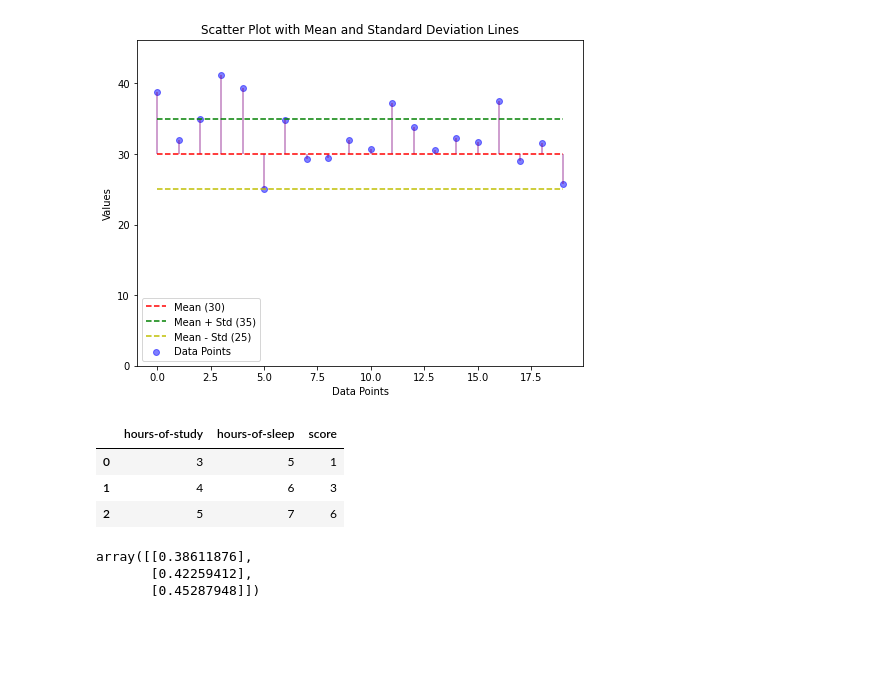
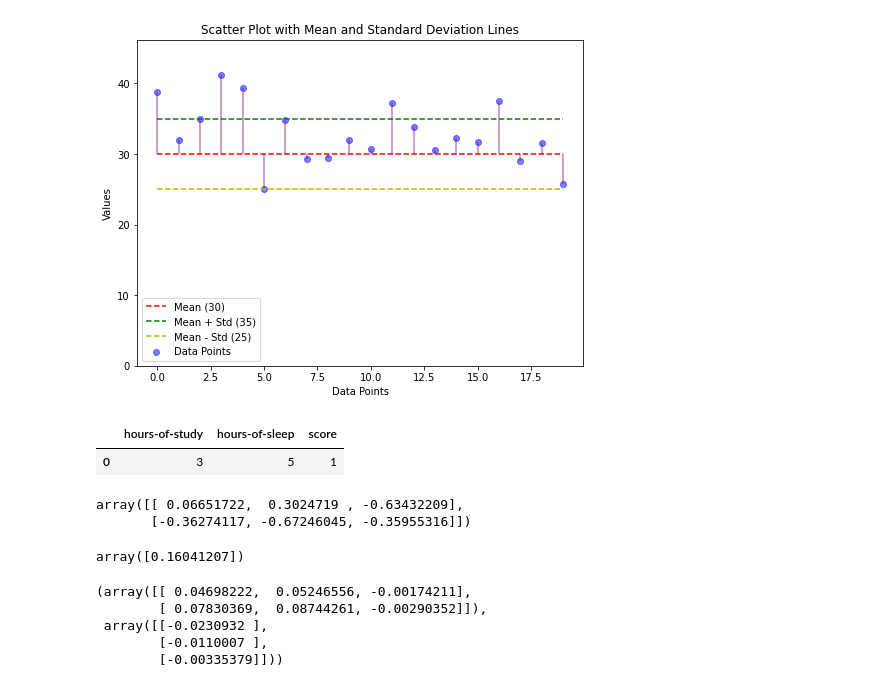
Before and after one commit to mnobeidat13/LISRC-Data-Science, a Jupyter notebook: Untitled.ipynb, the cells around one changed output. Drawn from its saved outputs; the diff is of its cells as text; code cells hidden in the pictures; blank space fills up the shorter version.

```diff
--- a/Untitled.ipynb
+++ b/Untitled.ipynb
@@ -99,24 +120,36 @@ class Neural_Network(object):
 # %%
 import pandas as pd
 
-x = [[3, 5],
-     [4, 6],
-     [5, 7]]
+x = np.array([[3, 5],
+     # [4, 6],
+     # [5, 7]
+     ])
 
-y = [1, 3, 6]
+y = np.array([1])
+
 
 data = pd.DataFrame(x, columns=['hours-of-study', 'hours-of-sleep'])
 data['score'] = y
 data
 # %% [output]
 |  | hours-of-study | hours-of-sleep | score |
 | 0 | 3 | 5 | 1 |
-| 1 | 4 | 6 | 3 |
-| 2 | 5 | 7 | 6 |
 # %%
 nn = Neural_Network()
-nn.forward(X=x)
-# %% [output]
-array([[0.38611876],
-       [0.42259412],
-       [0.45287948]])
+# %%
+nn.W1
+# %% [output]
+array([[ 0.06651722,  0.3024719 , -0.63432209],
+       [-0.36274117, -0.67246045, -0.35955316]])
+# %%
+nn.costFunction(x, y)
+# %% [output]
+array([0.16041207])
+# %%
+nn.costFunctionPrime(x, y)
+# %% [output]
+(array([[ 0.04698222,  0.05246556, -0.00174211],
+        [ 0.07830369,  0.08744261, -0.00290352]]),
+ array([[-0.0230932 ],
+        [-0.0110007 ],
+        [-0.00335379]]))
```
Also changed, not shown: parts of 1 cell of this notebook, 7 other files.
